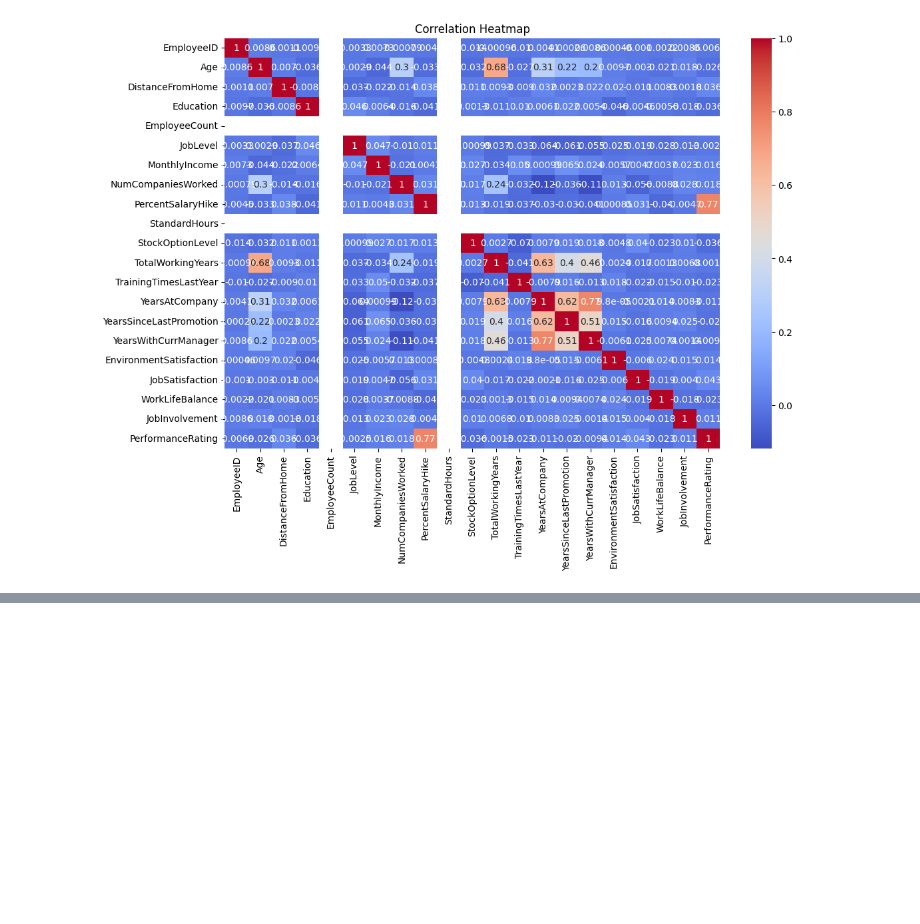
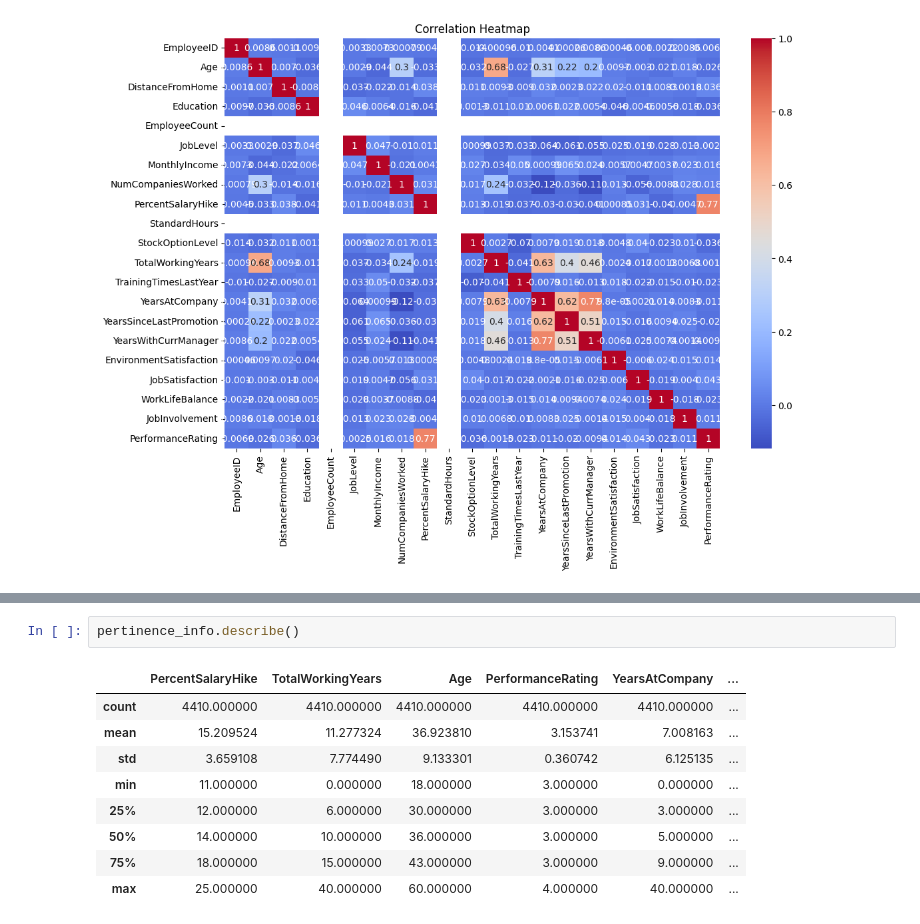
Before and after one commit to Byrong8at/Machine-learning, a Jupyter notebook: Code/Livrable_final(1).ipynb, the cells around one changed output, grey strips where cells are left out. Drawn from its saved outputs; the diff is of its cells as text; blank space fills up the shorter version.

```diff
--- a/Code/Livrable_final(1).ipynb
+++ b/Code/Livrable_final(1).ipynb
@@ -352,0 +362,12 @@ plt.show()
+# %%
+pertinence_info.describe()
+# %% [output]
+|  | PercentSalaryHike | TotalWorkingYears | Age | PerformanceRating | YearsAtCompany | ... |
+| count | 4410.000000 | 4410.000000 | 4410.000000 | 4410.000000 | 4410.000000 | ... |
+| mean | 15.209524 | 11.277324 | 36.923810 | 3.153741 | 7.008163 | ... |
+| std | 3.659108 | 7.774490 | 9.133301 | 0.360742 | 6.125135 | ... |
+| min | 11.000000 | 0.000000 | 18.000000 | 3.000000 | 0.000000 | ... |
+| 25% | 12.000000 | 6.000000 | 30.000000 | 3.000000 | 3.000000 | ... |
+| 50% | 14.000000 | 10.000000 | 36.000000 | 3.000000 | 5.000000 | ... |
+| 75% | 18.000000 | 15.000000 | 43.000000 | 3.000000 | 9.000000 | ... |
+| max | 25.000000 | 40.000000 | 60.000000 | 4.000000 | 40.000000 | ... |
```
Also changed, not shown: parts of 4 cells of this notebook, 1 other file.
